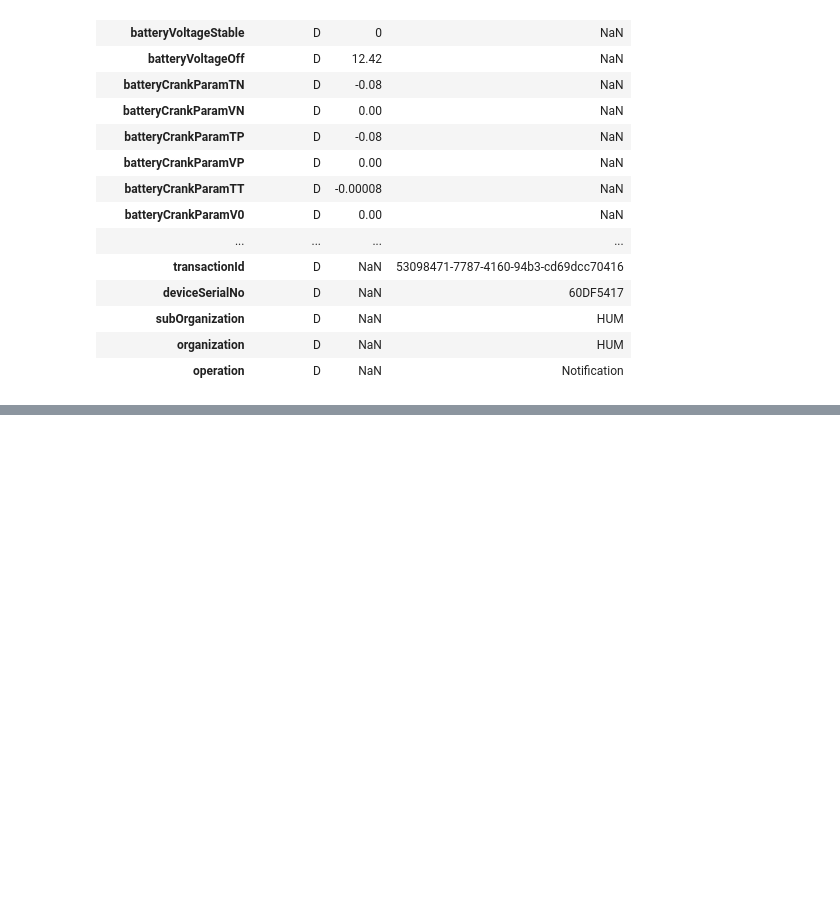
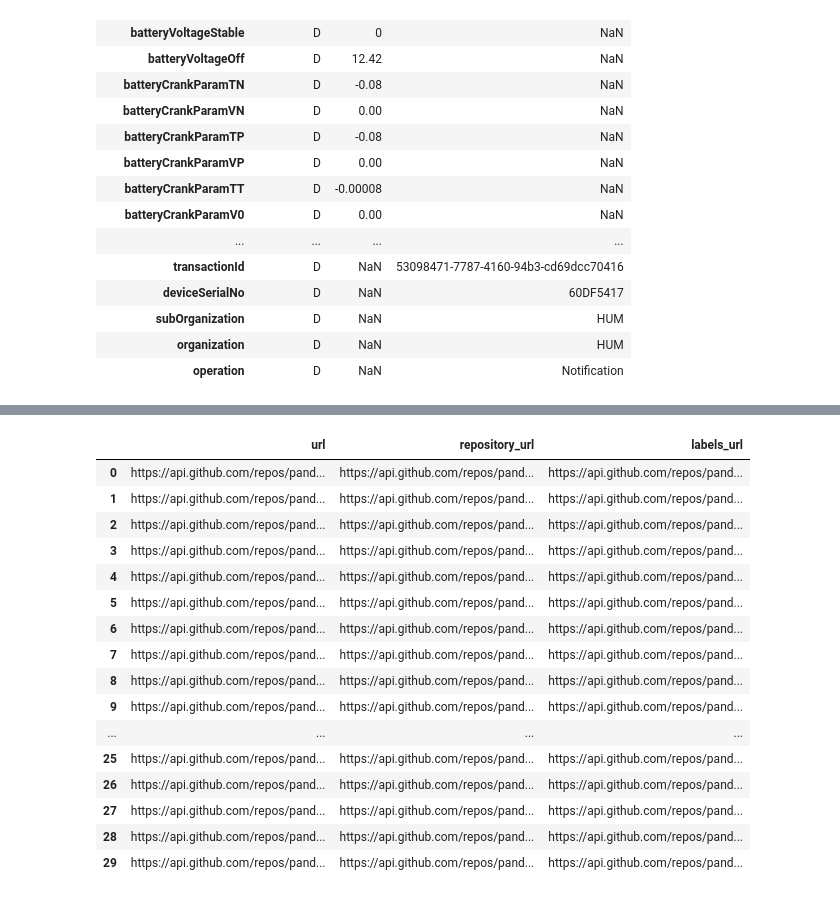
Before and after one commit to saiteja8888/DataScience, a Jupyter notebook: Python_Libraries/1_Pandas.ipynb, the cells around one changed output, grey strips where cells are left out. Saved outputs shown, nothing was run; the diff lists cells and outputs as text; code cells hidden in the pictures; blank space fills up the shorter version.

```diff
--- a/Python_Libraries/1_Pandas.ipynb
+++ b/Python_Libraries/1_Pandas.ipynb
@@ -251,0 +625,20 @@ pd.DataFrame(d)
+# %%
+pd.DataFrame(data1, columns=['url','repository_url','labels_url'])
+# %% [output]
+|  | url | repository_url | labels_url |
+| 0 | https://api.github.com/repos/pand... | https://api.github.com/repos/pand... | https://api.github.com/repos/pand... |
+| 1 | https://api.github.com/repos/pand... | https://api.github.com/repos/pand... | https://api.github.com/repos/pand... |
+| 2 | https://api.github.com/repos/pand... | https://api.github.com/repos/pand... | https://api.github.com/repos/pand... |
+| 3 | https://api.github.com/repos/pand... | https://api.github.com/repos/pand... | https://api.github.com/repos/pand... |
+| 4 | https://api.github.com/repos/pand... | https://api.github.com/repos/pand... | https://api.github.com/repos/pand... |
+| 5 | https://api.github.com/repos/pand... | https://api.github.com/repos/pand... | https://api.github.com/repos/pand... |
+| 6 | https://api.github.com/repos/pand... | https://api.github.com/repos/pand... | https://api.github.com/repos/pand... |
+| 7 | https://api.github.com/repos/pand... | https://api.github.com/repos/pand... | https://api.github.com/repos/pand... |
+| 8 | https://api.github.com/repos/pand... | https://api.github.com/repos/pand... | https://api.github.com/repos/pand... |
+| 9 | https://api.github.com/repos/pand... | https://api.github.com/repos/pand... | https://api.github.com/repos/pand... |
+| ... | ... | ... | ... |
+| 25 | https://api.github.com/repos/pand... | https://api.github.com/repos/pand... | https://api.github.com/repos/pand... |
+| 26 | https://api.github.com/repos/pand... | https://api.github.com/repos/pand... | https://api.github.com/repos/pand... |
+| 27 | https://api.github.com/repos/pand... | https://api.github.com/repos/pand... | https://api.github.com/repos/pand... |
+| 28 | https://api.github.com/repos/pand... | https://api.github.com/repos/pand... | https://api.github.com/repos/pand... |
+| 29 | https://api.github.com/repos/pand... | https://api.github.com/repos/pand... | https://api.github.com/repos/pand... |
```
Also changed, not shown: parts of 57 cells of this notebook, 3 other files.
